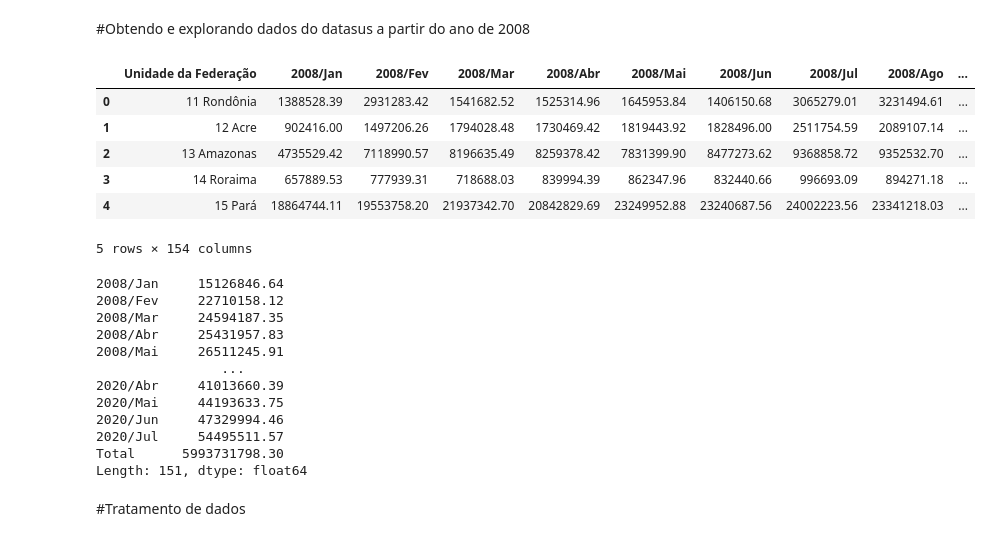
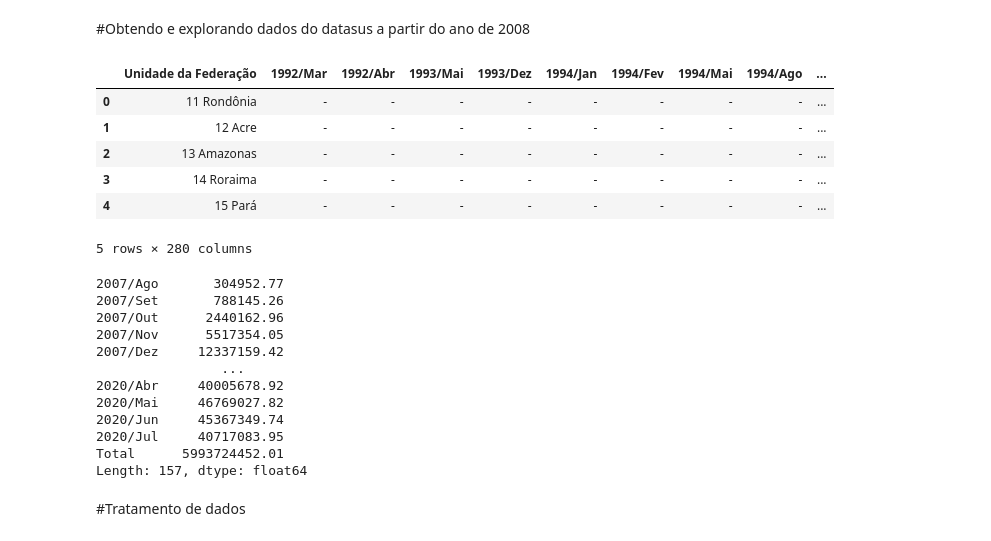
Before and after one commit to erikamarchi/bootcamp-alura-data-science, a Jupyter notebook: modulo-01/Dados_Hospitalares.ipynb, the cells around one changed output. Cells and saved outputs as stored; diff of their text form; code cells hidden in the pictures.

```diff
--- a/modulo-01/Dados_Hospitalares.ipynb
+++ b/modulo-01/Dados_Hospitalares.ipynb
@@ -25,37 +26,37 @@ sns.color_palette("viridis", as_cmap=True)
 # %%
 import pandas as pd
 # %%
-dados = pd.read_csv("/content/A151346189_28_143_208.csv",
+dados = pd.read_csv("/content/A160324189_28_143_208.csv",
                     encoding="ISO-8859-1",
                     skiprows = 3,
                     sep=";",
                     skipfooter=12,
                     thousands=".",
                     decimal=",")
 dados.head()
 # %% [output]
-|  | Unidade da Federação | 2008/Jan | 2008/Fev | 2008/Mar | 2008/Abr | 2008/Mai | 2008/Jun | 2008/Jul | 2008/Ago | ... |
-| 0 | 11 Rondônia | 1388528.39 | 2931283.42 | 1541682.52 | 1525314.96 | 1645953.84 | 1406150.68 | 3065279.01 | 3231494.61 | ... |
-| 1 | 12 Acre | 902416.00 | 1497206.26 | 1794028.48 | 1730469.42 | 1819443.92 | 1828496.00 | 2511754.59 | 2089107.14 | ... |
-| 2 | 13 Amazonas | 4735529.42 | 7118990.57 | 8196635.49 | 8259378.42 | 7831399.90 | 8477273.62 | 9368858.72 | 9352532.70 | ... |
-| 3 | 14 Roraima | 657889.53 | 777939.31 | 718688.03 | 839994.39 | 862347.96 | 832440.66 | 996693.09 | 894271.18 | ... |
-| 4 | 15 Pará | 18864744.11 | 19553758.20 | 21937342.70 | 20842829.69 | 23249952.88 | 23240687.56 | 24002223.56 | 23341218.03 | ... |
+|  | Unidade da Federação | 1992/Mar | 1992/Abr | 1993/Mai | 1993/Dez | 1994/Jan | 1994/Fev | 1994/Mai | 1994/Ago | ... |
+| 0 | 11 Rondônia | - | - | - | - | - | - | - | - | ... |
+| 1 | 12 Acre | - | - | - | - | - | - | - | - | ... |
+| 2 | 13 Amazonas | - | - | - | - | - | - | - | - | ... |
+| 3 | 14 Roraima | - | - | - | - | - | - | - | - | ... |
+| 4 | 15 Pará | - | - | - | - | - | - | - | - | ... |
-5 rows × 154 columns
+5 rows × 280 columns
 # %%
 dados.mean()
 # %% [output]
-2008/Jan     15126846.64
-2008/Fev     22710158.12
-2008/Mar     24594187.35
-2008/Abr     25431957.83
-2008/Mai     26511245.91
+2007/Ago       304952.77
+2007/Set       788145.26
+2007/Out      2440162.96
+2007/Nov      5517354.05
+2007/Dez     12337159.42
                 ...
-2020/Abr     41013660.39
-2020/Mai     44193633.75
-2020/Jun     47329994.46
-2020/Jul     54495511.57
-Total      5993731798.30
-Length: 151, dtype: float64
+2020/Abr     40005678.92
+2020/Mai     46769027.82
+2020/Jun     45367349.74
+2020/Jul     40717083.95
+Total      5993724452.01
+Length: 157, dtype: float64
 # %% [markdown]
 #Tratamento de dados
 # %%
```
Also changed, not shown: parts of 11 cells of this notebook.
